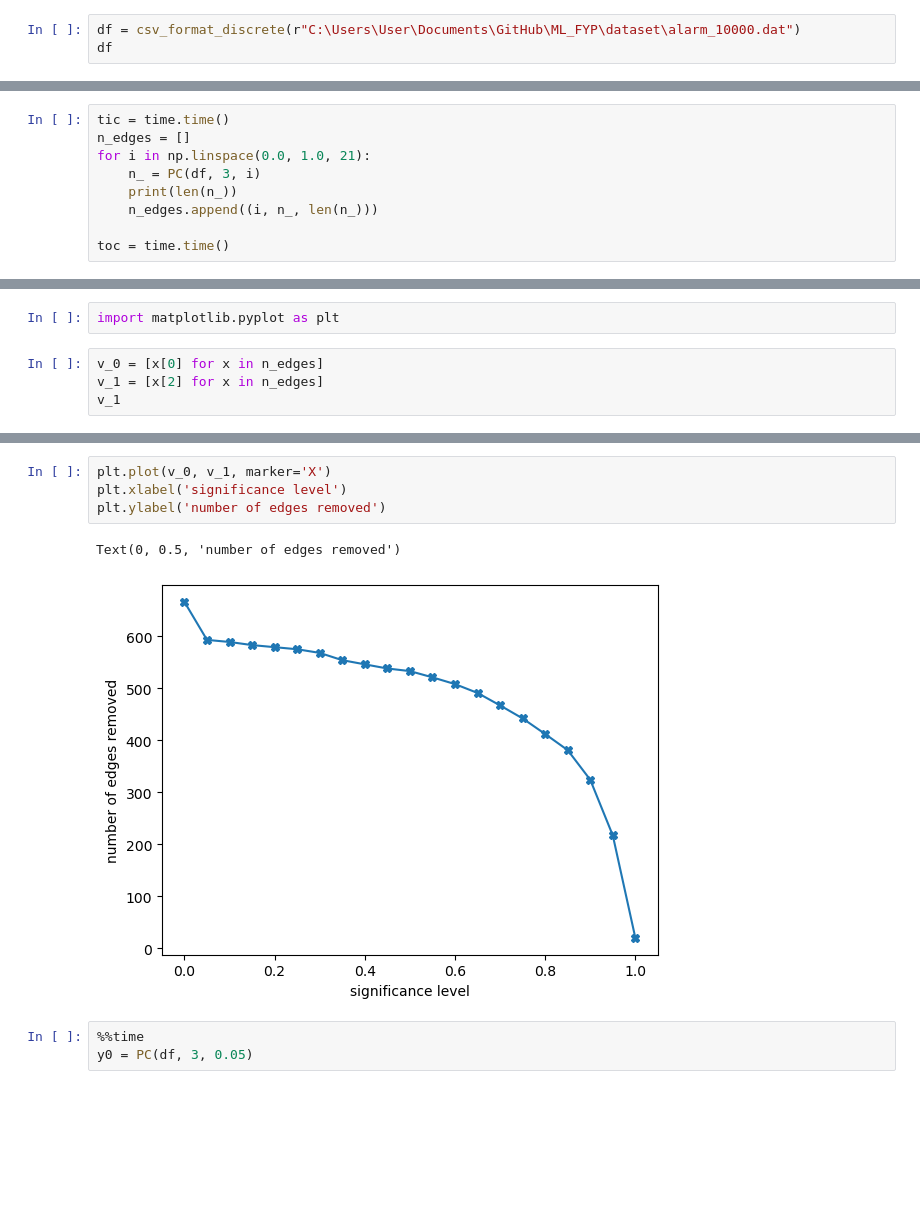
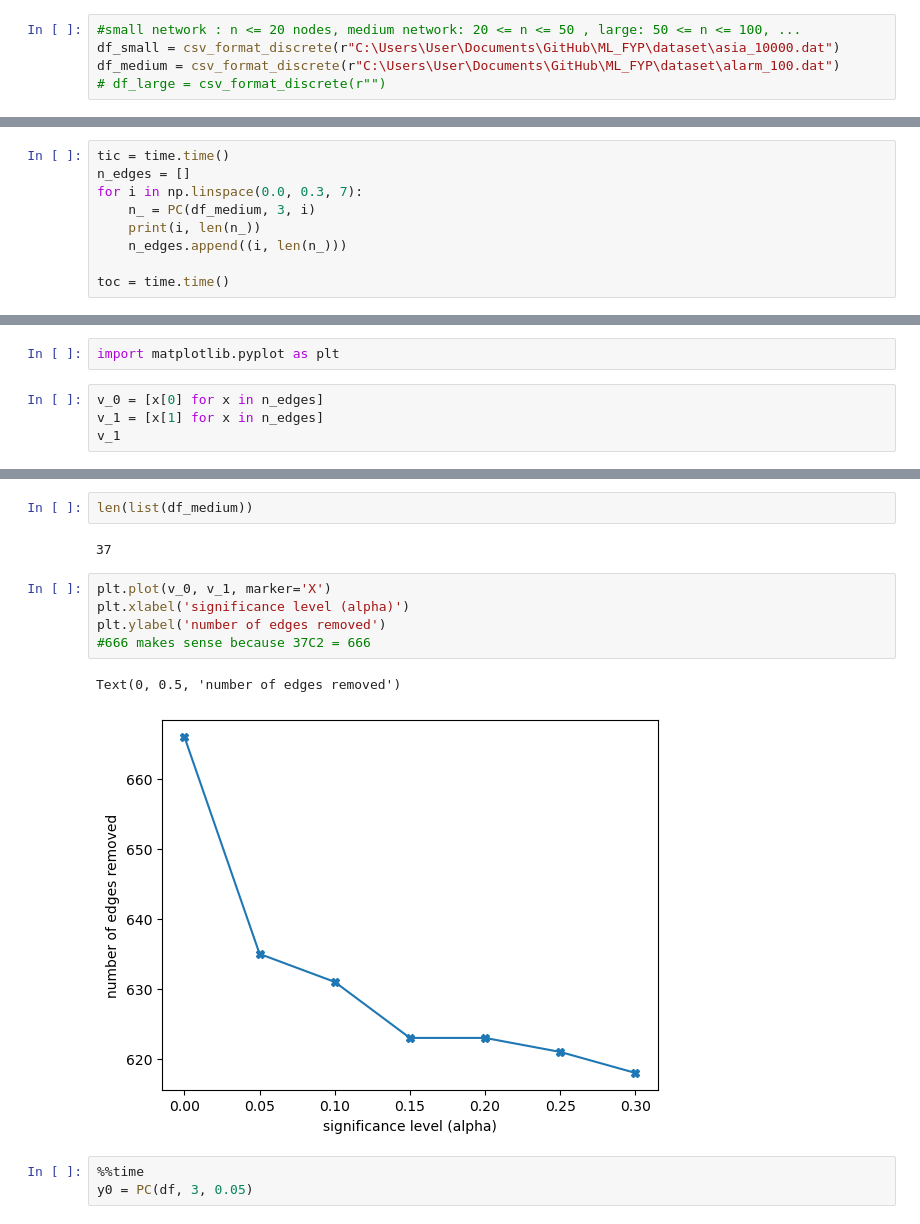
Before and after one commit to Elicit3495/ML_FYP, a Jupyter notebook: conditional.ipynb, the cells around one changed output, grey strips where cells are left out. Drawn from its saved outputs; the diff is of its cells as text; blank space fills up the shorter version.

```diff
--- a/conditional.ipynb
+++ b/conditional.ipynb
@@ -14,5 +14,7 @@ def csv_format_discrete(csv_file):
 
 #returns the csv_file in a pandas dataframe, formatted properly, discrete dataset only
 # %%
-df = csv_format_discrete(r"C:\Users\User\Documents\GitHub\ML_FYP\dataset\alarm_10000.dat")
-df
+#small network : n <= 20 nodes, medium network: 20 <= n <= 50 , large: 50 <= n <= 100, ...
+df_small = csv_format_discrete(r"C:\Users\User\Documents\GitHub\ML_FYP\dataset\asia_10000.dat")
+df_medium = csv_format_discrete(r"C:\Users\User\Documents\GitHub\ML_FYP\dataset\alarm_100.dat")
+# df_large = csv_format_discrete(r"")
@@ -136,10 +152,10 @@ def PC(df, n, rho):
 # %%
 tic = time.time()
 n_edges = []
-for i in np.linspace(0.0, 1.0, 21):
-    n_ = PC(df, 3, i)
-    print(len(n_))
-    n_edges.append((i, n_, len(n_)))
+for i in np.linspace(0.0, 0.3, 7):
+    n_ = PC(df_medium, 3, i)
+    print(i, len(n_))
+    n_edges.append((i, len(n_)))
 
 toc = time.time()
 # %% [output]
@@ -169,6 +175,6 @@ time_taken
 import matplotlib.pyplot as plt
 # %%
 v_0 = [x[0] for x in n_edges]
-v_1 = [x[2] for x in n_edges]
+v_1 = [x[1] for x in n_edges]
 v_1
 # %% [output]
@@ -192,10 +182,15 @@ v_1
+# %%
+len(list(df_medium))
+# %% [output]
+37
 # %%
 plt.plot(v_0, v_1, marker='X')
-plt.xlabel('significance level')
+plt.xlabel('significance level (alpha)')
 plt.ylabel('number of edges removed')
+#666 makes sense because 37C2 = 666
 # %% [output]
 Text(0, 0.5, 'number of edges removed')
-[figure, old version]
+[figure, new version]
 # %%
 %%time
 y0 = PC(df, 3, 0.05)
```
Also changed, not shown: parts of 21 cells of this notebook, 1 other file.
